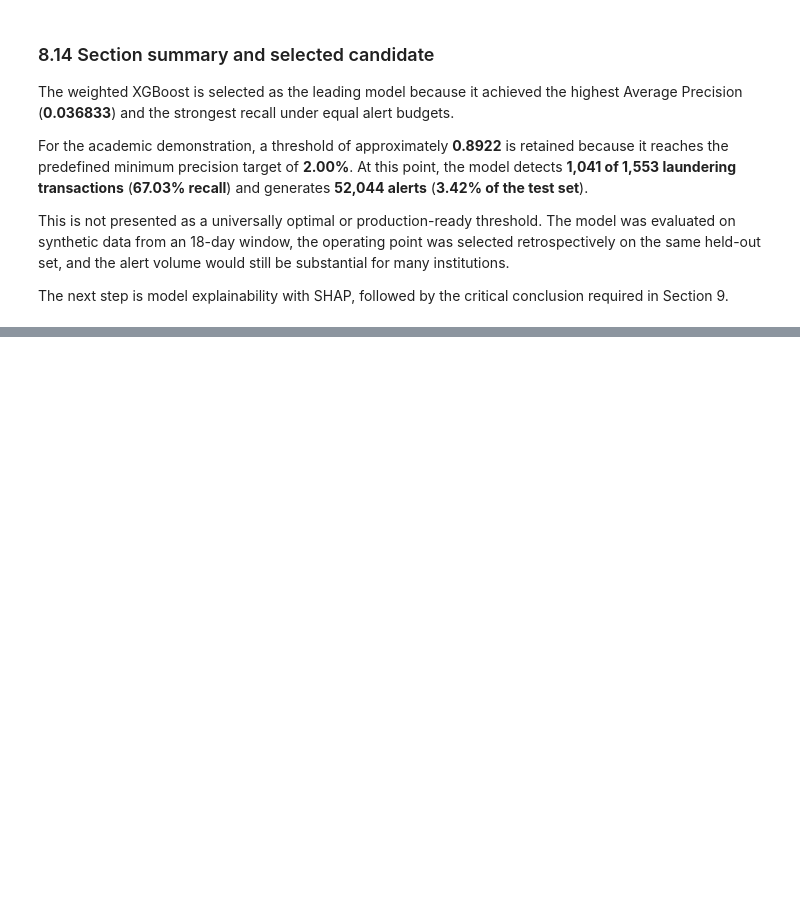
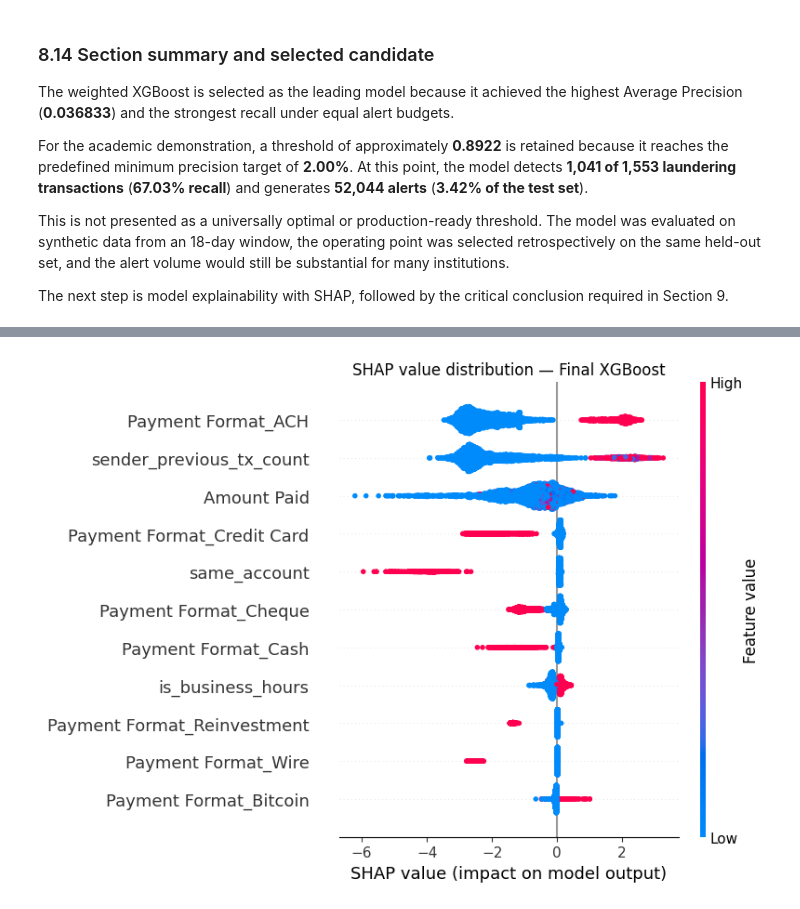
Before and after one commit to caiobernardinelli/amlguard, a Jupyter notebook: notebooks/01_aml_pipeline.ipynb, the cells around one changed output, grey strips where cells are left out. Cells and saved outputs as stored; diff of their text form; code cells hidden in the pictures; blank space fills up the shorter version.

```diff
--- a/notebooks/01_aml_pipeline.ipynb
+++ b/notebooks/01_aml_pipeline.ipynb
@@ -2929,0 +3412,14 @@ This section should be completed only after the SHAP analysis so that model beha
+# %%
+shap.plots.beeswarm(
+    global_shap_explanation,
+    max_display=15,
+    show=False,
+)
+
+plt.title(
+    "SHAP value distribution — Final XGBoost"
+)
+plt.tight_layout()
+plt.show()
+# %% [output]
+[figure, added]
```
Also changed, not shown: parts of 39 cells of this notebook, 6 other files.
